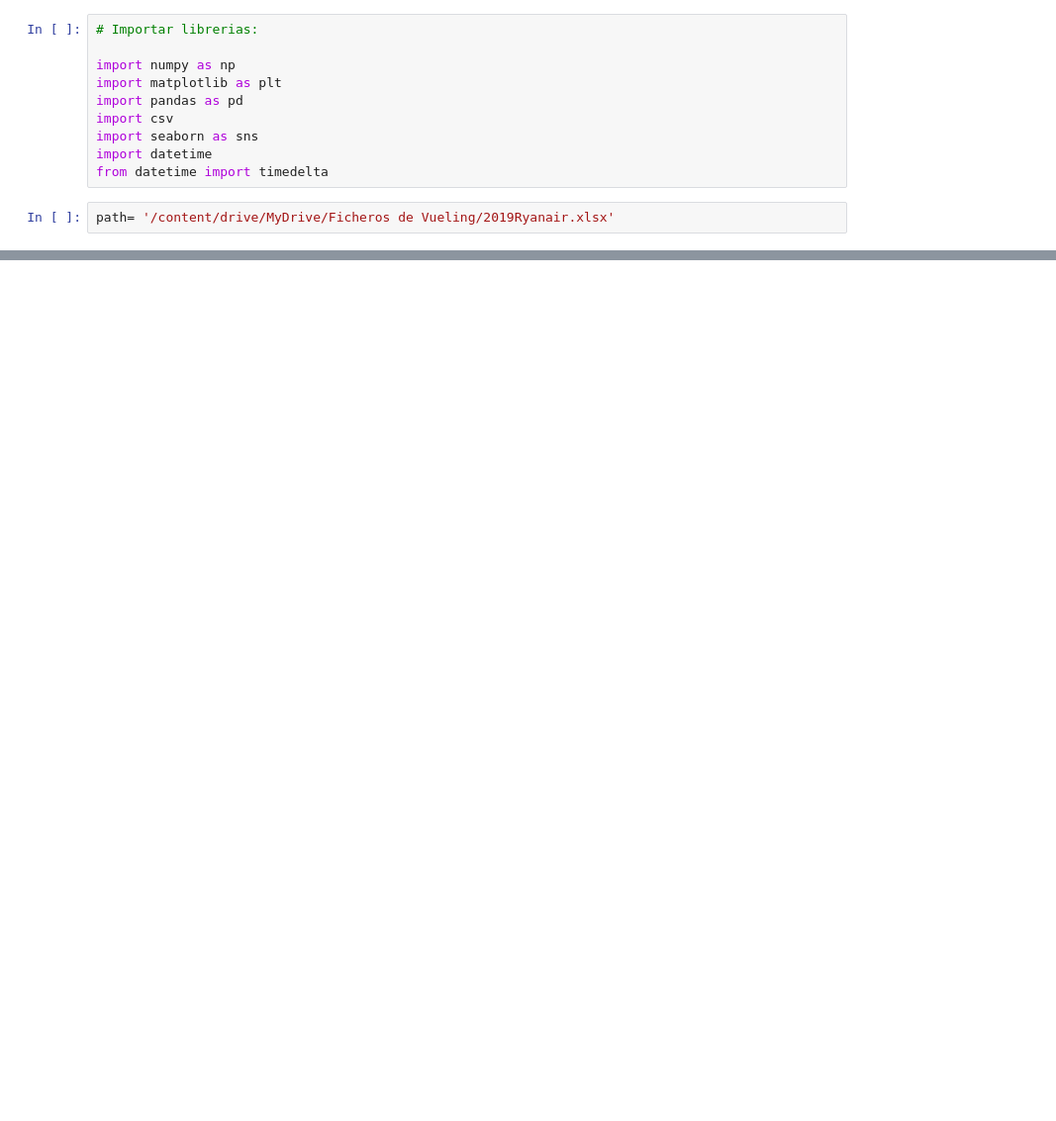
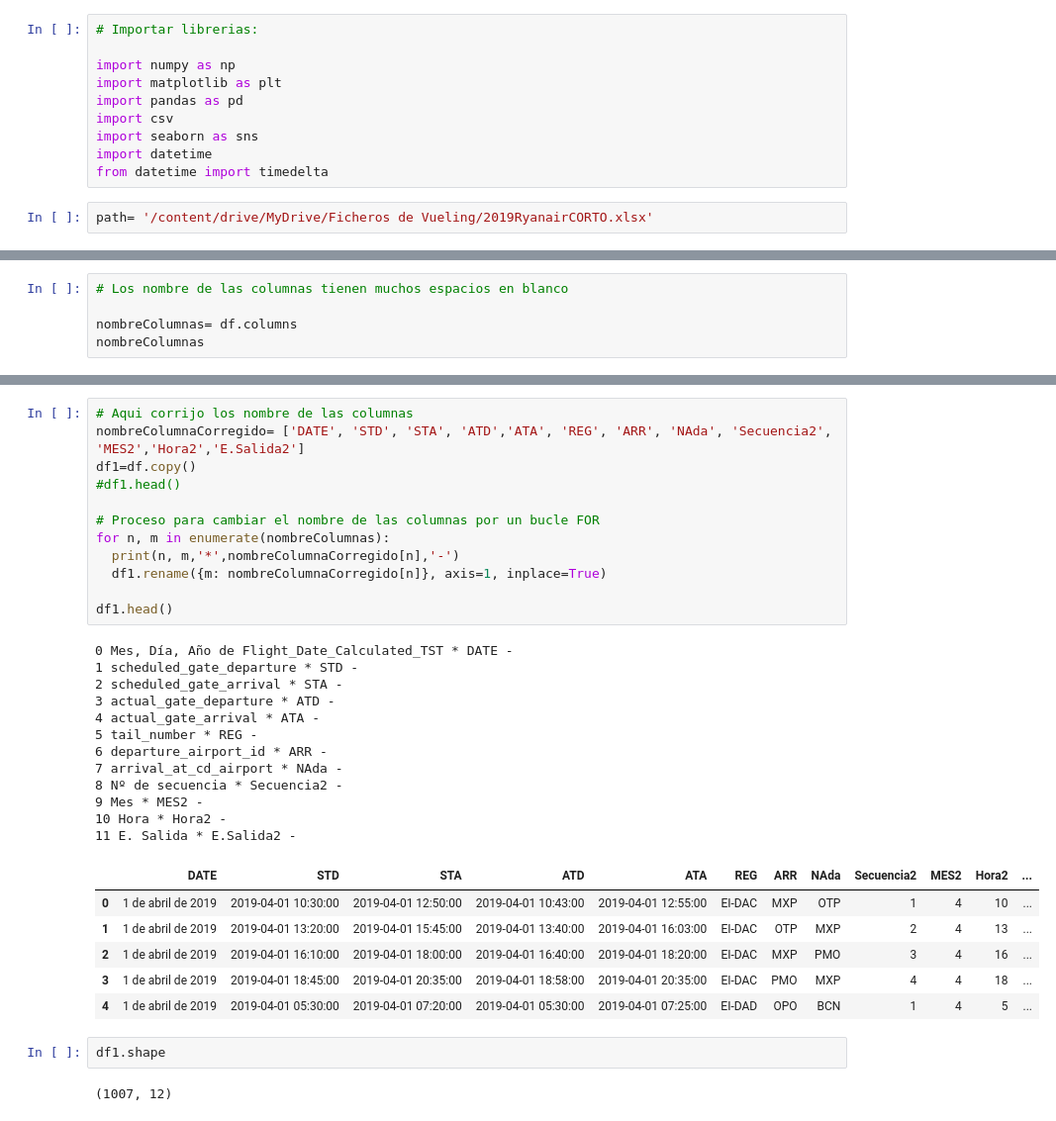
Before and after one commit to JMML2021/Entrega-projecte-final, a Jupyter notebook: Calculo_Ryainair2019ipynb.ipynb, the cells around one changed output, grey strips where cells are left out. Shown at 99% size. Drawn from its saved outputs; the diff is of its cells as text; blank space fills up the shorter version.

```diff
--- a/Calculo_Ryainair2019ipynb.ipynb
+++ b/Calculo_Ryainair2019ipynb.ipynb
@@ -17,7 +17,7 @@ import seaborn as sns
 import datetime
 from datetime import timedelta
 # %%
-path= '/content/drive/MyDrive/Ficheros de Vueling/2019Ryanair.xlsx'
+path= '/content/drive/MyDrive/Ficheros de Vueling/2019RyanairCORTO.xlsx'
 # %%
 # Abrir fichero de Github.
 
@@ -27,0 +48,5 @@ BadZipFile: ignored
+# %%
+# Los nombre de las columnas tienen muchos espacios en blanco
+
+nombreColumnas= df.columns
+nombreColumnas
@@ -27,0 +70,35 @@ BadZipFile: ignored
+# %%
+# Aqui corrijo los nombre de las columnas
+nombreColumnaCorregido= ['DATE', 'STD', 'STA', 'ATD','ATA', 'REG', 'ARR', 'NAda', 'Secuencia2', 'MES2','Hora2','E.Salida2']
+df1=df.copy()
+#df1.head()
+
+# Proceso para cambiar el nombre de las columnas por un bucle FOR
+for n, m in enumerate(nombreColumnas):
+  print(n, m,'*',nombreColumnaCorregido[n],'-')
+  df1.rename({m: nombreColumnaCorregido[n]}, axis=1, inplace=True)
+
+df1.head()
+# %% [output]
+0 Mes, Día, Año de Flight_Date_Calculated_TST * DATE -
+1 scheduled_gate_departure * STD -
+2 scheduled_gate_arrival * STA -
+3 actual_gate_departure * ATD -
+4 actual_gate_arrival * ATA -
+5 tail_number * REG -
+6 departure_airport_id * ARR -
+7 arrival_at_cd_airport * NAda -
+8 Nº de secuencia * Secuencia2 -
+9 Mes * MES2 -
+10 Hora * Hora2 -
+11 E. Salida * E.Salida2 -
+|  | DATE | STD | STA | ATD | ATA | REG | ARR | NAda | Secuencia2 | MES2 | Hora2 | ... |
+| 0 | 1 de abril de 2019 | 2019-04-01 10:30:00 | 2019-04-01 12:50:00 | 2019-04-01 10:43:00 | 2019-04-01 12:55:00 | EI-DAC | MXP | OTP | 1 | 4 | 10 | ... |
+| 1 | 1 de abril de 2019 | 2019-04-01 13:20:00 | 2019-04-01 15:45:00 | 2019-04-01 13:40:00 | 2019-04-01 16:03:00 | EI-DAC | OTP | MXP | 2 | 4 | 13 | ... |
+| 2 | 1 de abril de 2019 | 2019-04-01 16:10:00 | 2019-04-01 18:00:00 | 2019-04-01 16:40:00 | 2019-04-01 18:20:00 | EI-DAC | MXP | PMO | 3 | 4 | 16 | ... |
+| 3 | 1 de abril de 2019 | 2019-04-01 18:45:00 | 2019-04-01 20:35:00 | 2019-04-01 18:58:00 | 2019-04-01 20:35:00 | EI-DAC | PMO | MXP | 4 | 4 | 18 | ... |
+| 4 | 1 de abril de 2019 | 2019-04-01 05:30:00 | 2019-04-01 07:20:00 | 2019-04-01 05:30:00 | 2019-04-01 07:25:00 | EI-DAD | OPO | BCN | 1 | 4 | 5 | ... |
+# %%
+df1.shape
+# %% [output]
+(1007, 12)
```
Also changed, not shown: parts of 7 cells of this notebook.
